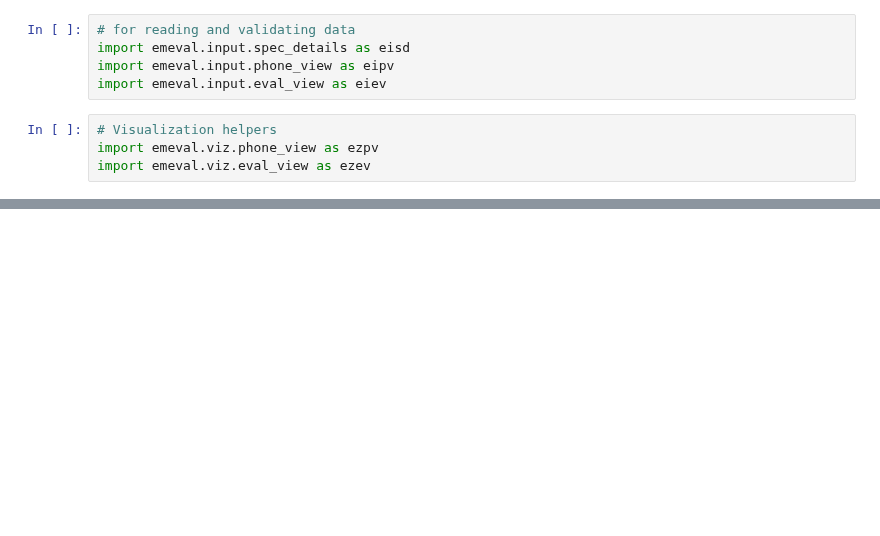
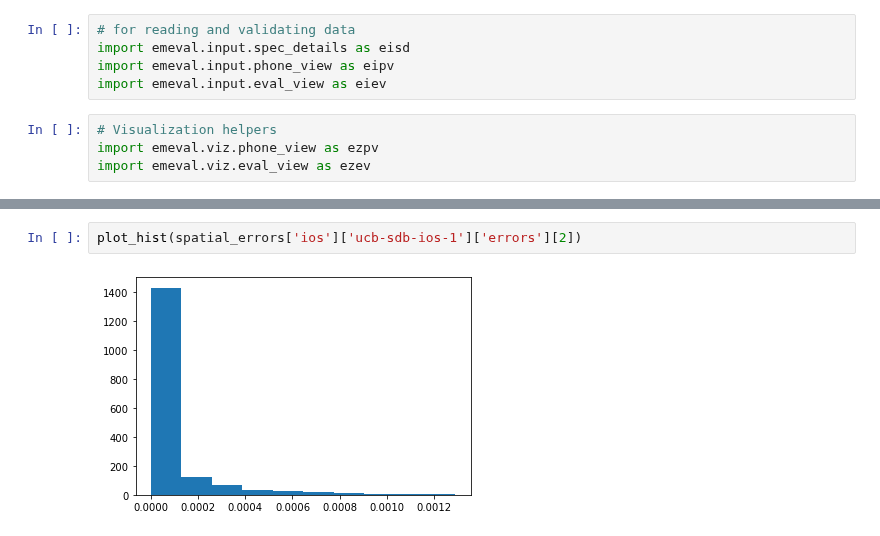
Before and after one commit to MobilityNet/mobilitynet-analysis-scripts, a Jupyter notebook: trajectory_evaluation.ipynb, the cells around one changed output, grey strips where cells are left out. Drawn from its saved outputs; the diff is of its cells as text; blank space fills up the shorter version.

```diff
--- a/trajectory_evaluation.ipynb
+++ b/trajectory_evaluation.ipynb
@@ -151,0 +212,4 @@ get_error(gt_spline, measured_spline)
+# %%
+plot_hist(spatial_errors['ios']['ucb-sdb-ios-1']['errors'][2])
+# %% [output]
+[figure, added]
```
Also changed, not shown: parts of 16 cells of this notebook.
